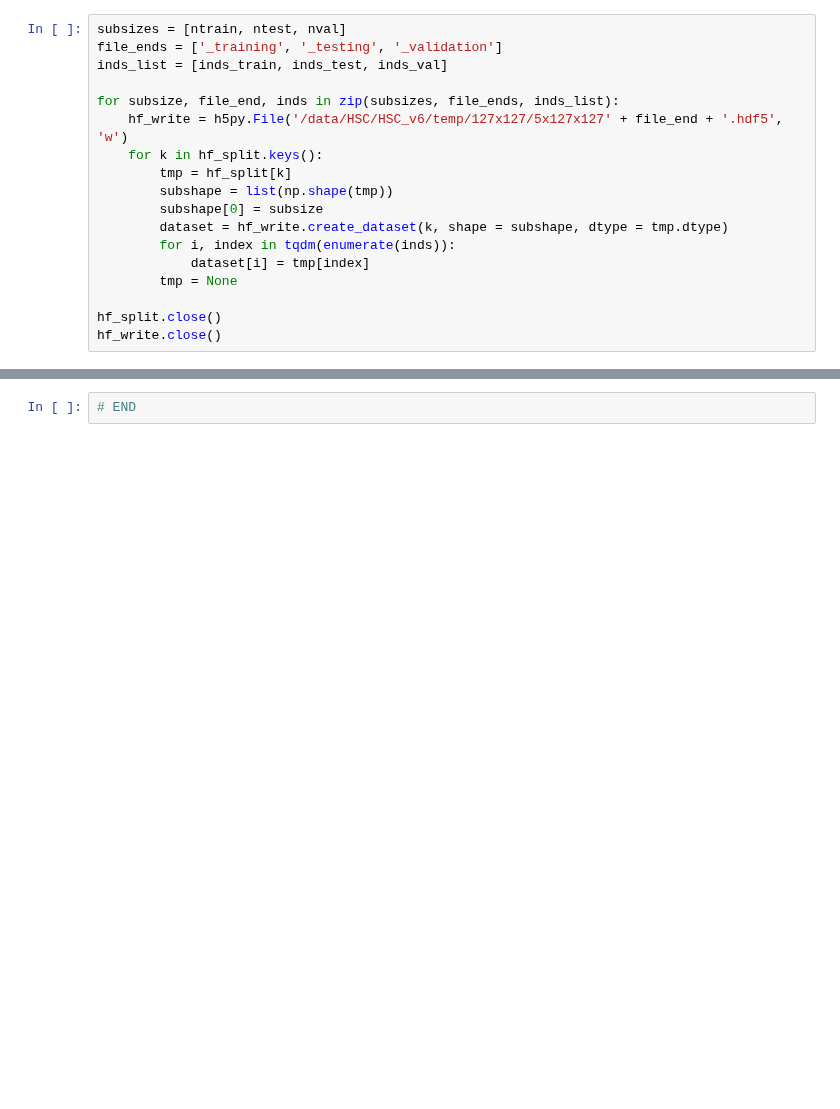
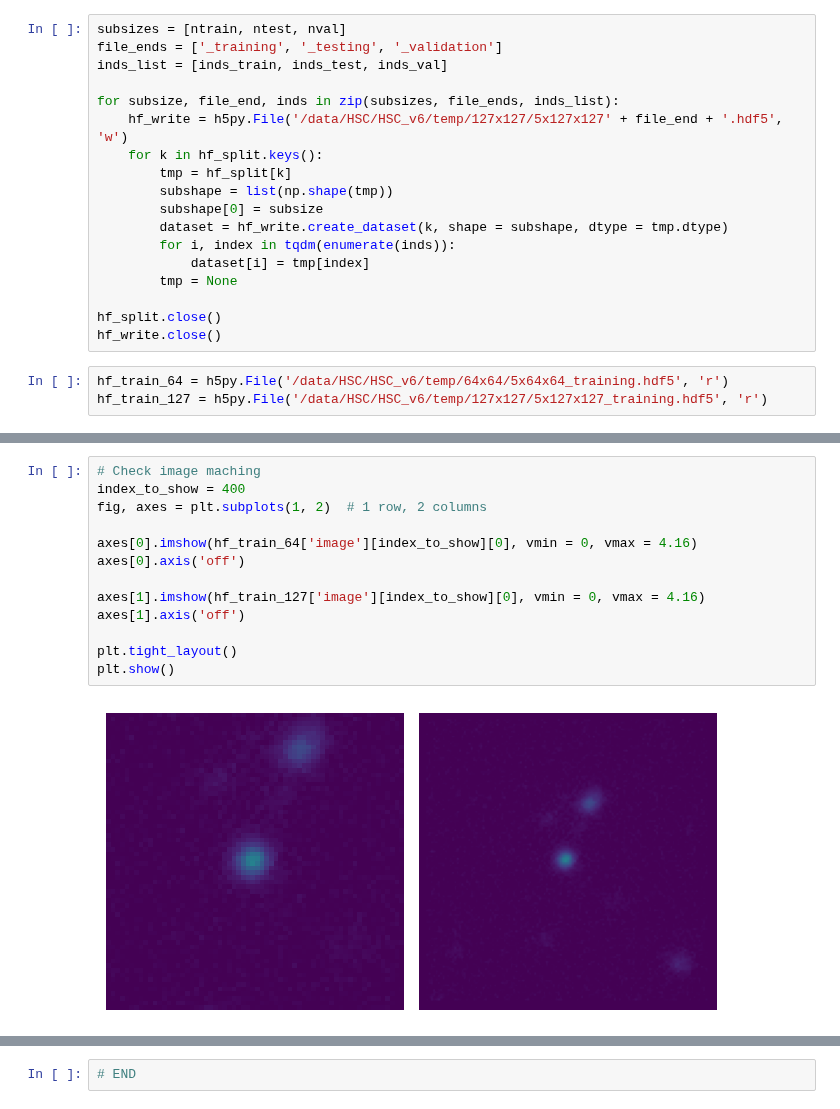
Before and after one commit to astrodatalab/photoz, a Jupyter notebook: code/make_ml_data.ipynb, the cells around one changed output, grey strips where cells are left out. Drawn from its saved outputs; the diff is of its cells as text; blank space fills up the shorter version.

```diff
--- a/code/make_ml_data.ipynb
+++ b/code/make_ml_data.ipynb
@@ -202,3 +202,6 @@ for subsize, file_end, inds in zip(subsizes, file_ends, inds_list):
 
 hf_split.close()
 hf_write.close()
+# %%
+hf_train_64 = h5py.File('/data/HSC/HSC_v6/temp/64x64/5x64x64_training.hdf5', 'r')
+hf_train_127 = h5py.File('/data/HSC/HSC_v6/temp/127x127/5x127x127_training.hdf5', 'r')
@@ -204,0 +215,15 @@ hf_write.close()
+# %%
+# Check image maching
+index_to_show = 400
+fig, axes = plt.subplots(1, 2)  # 1 row, 2 columns
+
+axes[0].imshow(hf_train_64['image'][index_to_show][0], vmin = 0, vmax = 4.16)
+axes[0].axis('off')
+
+axes[1].imshow(hf_train_127['image'][index_to_show][0], vmin = 0, vmax = 4.16)
+axes[1].axis('off')
+
+plt.tight_layout()
+plt.show()
+# %% [output]
+[figure, added]
```
Also changed, not shown: parts of 12 cells of this notebook, 1 other file.
